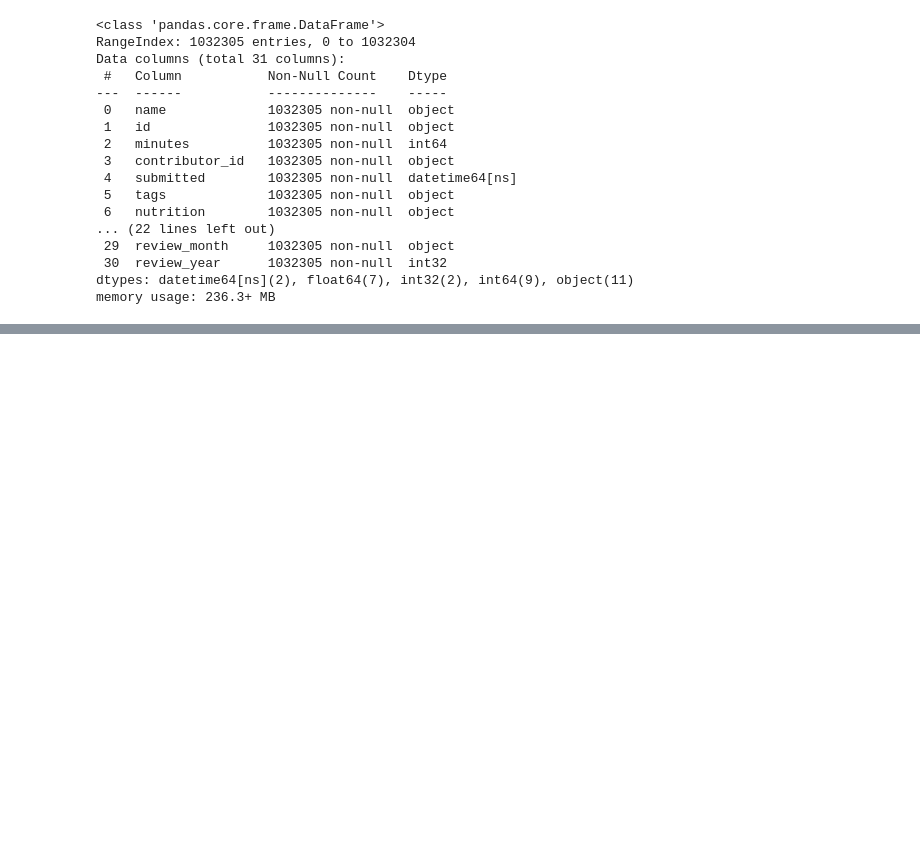
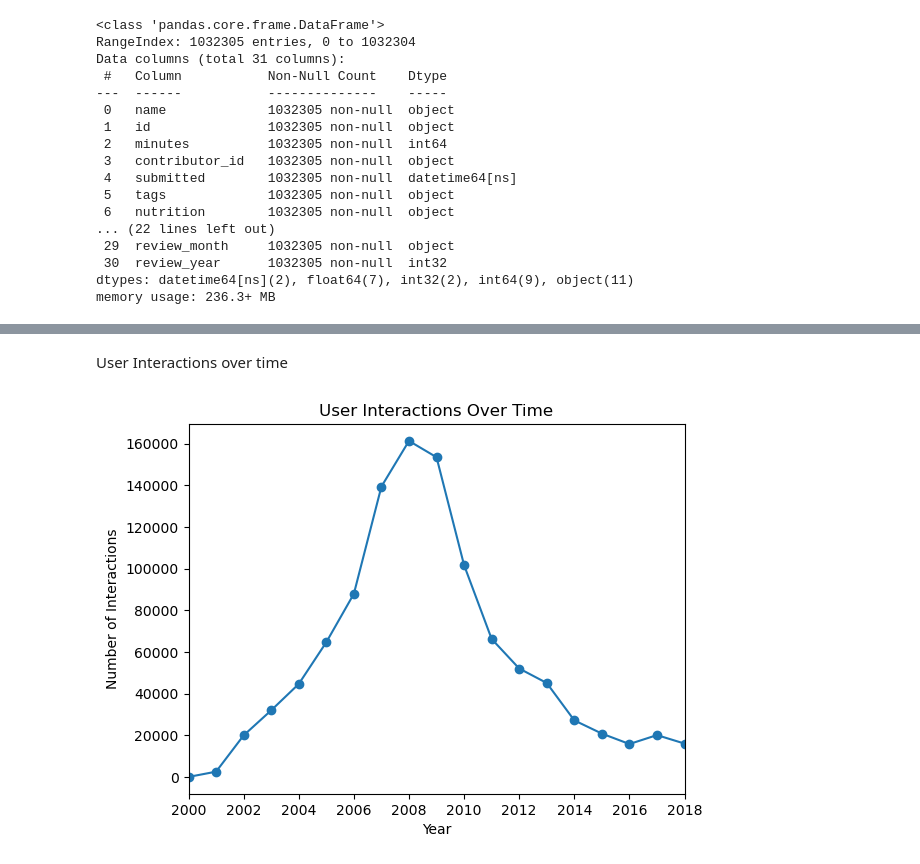
Before and after one commit to HuyGDo/Project_Nhom9_IT3180_20241, a Jupyter notebook: Recommendation System/EDA.ipynb, the cells around one changed output, grey strips where cells are left out. Drawn from its saved outputs; the diff is of its cells as text; code cells hidden in the pictures; blank space fills up the shorter version.

```diff
--- a/Recommendation System/EDA.ipynb
+++ b/Recommendation System/EDA.ipynb
@@ -89,0 +126,13 @@ memory usage: 236.3+ MB
+# %% [markdown]
+User Interactions over time
+# %%
+#Ta se tinh so luong nguoi dung theo nam nham theo doi xu huong hanh vi cua nguoi dung
+yearly_interaction_counts = interactions_df['review_year'].value_counts().sort_index()
+yearly_interaction_counts.plot(kind='line', marker='o')
+plt.xlabel('Year')
+plt.ylabel('Number of Interactions')
+plt.title('User Interactions Over Time')
+plt.xlim(2000, 2018)
+plt.show()
+# %% [output]
+[figure, added]
```
Also changed, not shown: parts of 16 cells of this notebook.
